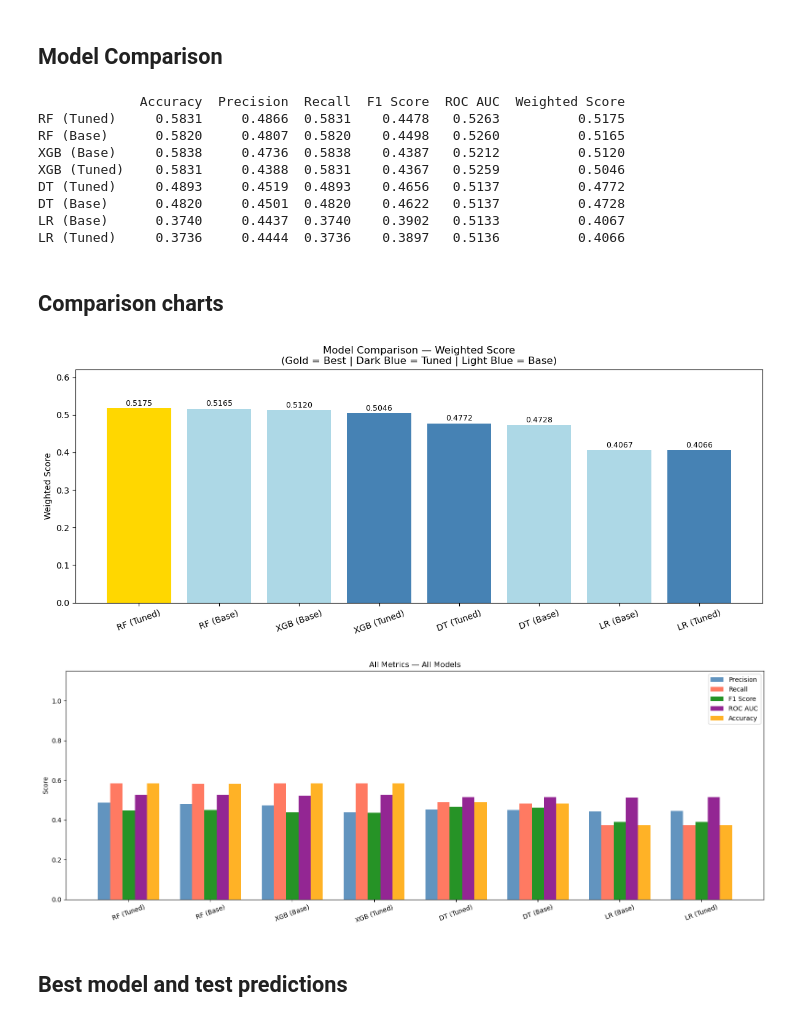
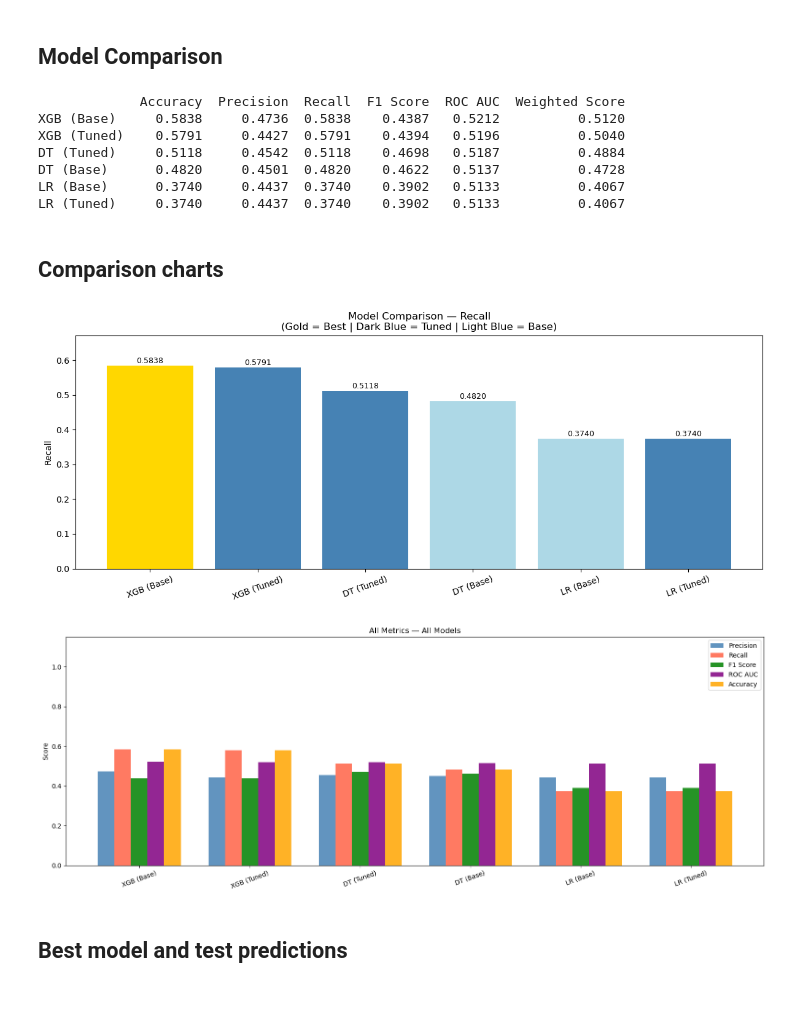
Before and after one commit to deelux-2468/DSPLC-IIT, a Jupyter notebook: Modelling/Modelling part.ipynb, the cells around one changed output. Cells and saved outputs as stored; diff of their text form; code cells hidden in the pictures.

```diff
--- a/Modelling/Modelling part.ipynb
+++ b/Modelling/Modelling part.ipynb
@@ -527,20 +482,14 @@ dt_params = {
     'criterion'        : ['gini', 'entropy']
 }
 
-def objective_dt(trial):
-    params = {
-        'max_depth'        : trial.suggest_int('max_depth', 3, 20),
-        'min_samples_split': trial.suggest_int('min_samples_split', 2, 10),
-        'criterion'        : trial.suggest_categorical('criterion', ['gini', 'entropy'])
-    }
-    model = DecisionTreeClassifier(**params, class_weight='balanced', random_state=42)
-    return cross_val_score(model, X_train_sm, y_train_sm, cv=cv, scoring='f1_weighted', n_jobs=-1).mean()
-
-study_dt = optuna.create_study(direction='maximize')
-study_dt.optimize(objective_dt, n_trials=50)
-print("Best DT params:", study_dt.best_params)
-
-dt_tuned = DecisionTreeClassifier(**study_dt.best_params, class_weight='balanced', random_state=42)
-dt_tuned.fit(X_train_sm, y_train_sm)
-dt_tuned_results = evaluate_model('Decision Tree (Tuned)', dt_tuned, X_val_scaled, y_val, 'Purples')
+dt_random = RandomizedSearchCV(
+    DecisionTreeClassifier(class_weight='balanced', random_state=42),
+    {'max_depth': randint(3, 20), 'min_samples_split': randint(2, 10),
+     'criterion': ['gini', 'entropy']},
+    n_iter=20, cv=3, scoring='f1_weighted', n_jobs=-1, random_state=42
+)
+dt_random.fit(X_train_sm, y_train_sm)
+print("Best DT params:", dt_random.best_params_)
+dt_tuned = dt_random.best_estimator_
+dt_tuned_results = evaluate_model('Decision Tree (Tuned)', dt_tuned, X_val_scaled, y_val, 'copper')
 # %% [output]
@@ -584,8 +536,6 @@ plt.show()
 all_results = {
     'LR (Base)'  : lr_base_results,
     'LR (Tuned)' : lr_tuned_results,
-    'RF (Base)'  : rf_base_results,
-    'RF (Tuned)' : rf_tuned_results,
     'XGB (Base)' : xgb_base_results,
     'XGB (Tuned)': xgb_tuned_results,
     'DT (Base)'  : dt_base_results,
@@ -602,52 +552,50 @@ results_df = results_df.sort_values('Weighted Score', ascending=False)
 print(results_df.to_string())
 # %% [output]
              Accuracy  Precision  Recall  F1 Score  ROC AUC  Weighted Score
-RF (Tuned)     0.5831     0.4866  0.5831    0.4478   0.5263          0.5175
-RF (Base)      0.5820     0.4807  0.5820    0.4498   0.5260          0.5165
 XGB (Base)     0.5838     0.4736  0.5838    0.4387   0.5212          0.5120
-XGB (Tuned)    0.5831     0.4388  0.5831    0.4367   0.5259          0.5046
-DT (Tuned)     0.4893     0.4519  0.4893    0.4656   0.5137          0.4772
+XGB (Tuned)    0.5791     0.4427  0.5791    0.4394   0.5196          0.5040
+DT (Tuned)     0.5118     0.4542  0.5118    0.4698   0.5187          0.4884
 DT (Base)      0.4820     0.4501  0.4820    0.4622   0.5137          0.4728
 LR (Base)      0.3740     0.4437  0.3740    0.3902   0.5133          0.4067
-LR (Tuned)     0.3736     0.4444  0.3736    0.3897   0.5136          0.4066
+LR (Tuned)     0.3740     0.4437  0.3740    0.3902   0.5133          0.4067
 # %% [markdown]
 ## Comparison charts
 # %%
-# Weighted score bar chart
+# Recall comparison bar chart
 fig, ax = plt.subplots(figsize=(12, 5))
 colors = ['gold' if i == 0 else 'steelblue' if 'Tuned' in n else 'lightblue'
           for i, n in enumerate(results_df.index)]
-bars = ax.bar(results_df.index, results_df['Weighted Score'], color=colors)
+bars = ax.bar(results_df.index, results_df['Recall'], color=colors)
 for bar in bars:
     ax.text(bar.get_x() + bar.get_width()/2, bar.get_height() + 0.002,
             f"{bar.get_height():.4f}", ha='center', va='bottom', fontsize=9)
-ax.set_ylabel('Weighted Score')
-ax.set_title('Model Comparison — Weighted Score\n(Gold = Best | Dark Blue = Tuned | Light Blue = Base)')
-ax.set_ylim(0, max(results_df['Weighted Score']) * 1.2)
+ax.set_ylabel('Recall')
+ax.set_title('Model Comparison — Recall\n(Gold = Best | Dark Blue = Tuned | Light Blue = Base)')
+ax.set_ylim(0, max(results_df['Recall']) * 1.15)
 plt.xticks(rotation=20)
 plt.tight_layout()
 plt.show()
 
 # All metrics side by side
 metrics  = ['Precision', 'Recall', 'F1 Score', 'ROC AUC', 'Accuracy']
 colors_m = ['steelblue', 'tomato', 'green', 'purple', 'orange']
 x = np.arange(len(results_df))
 width = 0.15
 
 fig, ax = plt.subplots(figsize=(16, 6))
 for i, (metric, color) in enumerate(zip(metrics, colors_m)):
     bars = ax.bar(x + (i-2)*width, results_df[metric], width, label=metric, color=color, alpha=0.85)
 ax.set_xticks(x)
 ax.set_xticklabels(results_df.index, rotation=20)
 ax.set_ylabel('Score')
 ax.set_title('All Metrics — All Models')
 ax.legend()
 ax.set_ylim(0, 1.15)
 plt.tight_layout()
 plt.show()
 # %% [output]
-[figure, old version]
+[figure, new version]
-[figure, old version]
+[figure, new version]
 # %% [markdown]
 ## Best model and test predictions
 # %%
```
Also changed, not shown: parts of 11 cells of this notebook, 2 other files.
